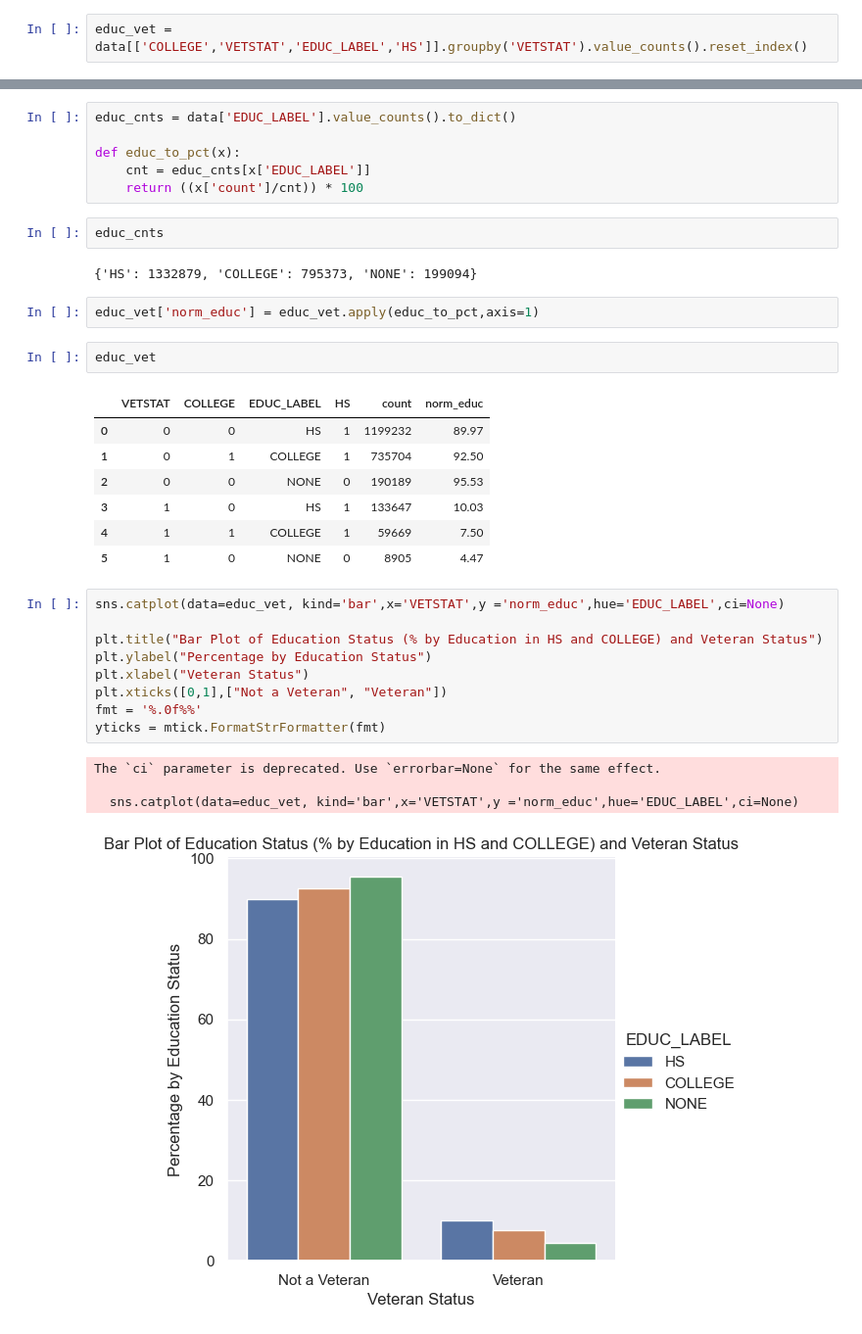
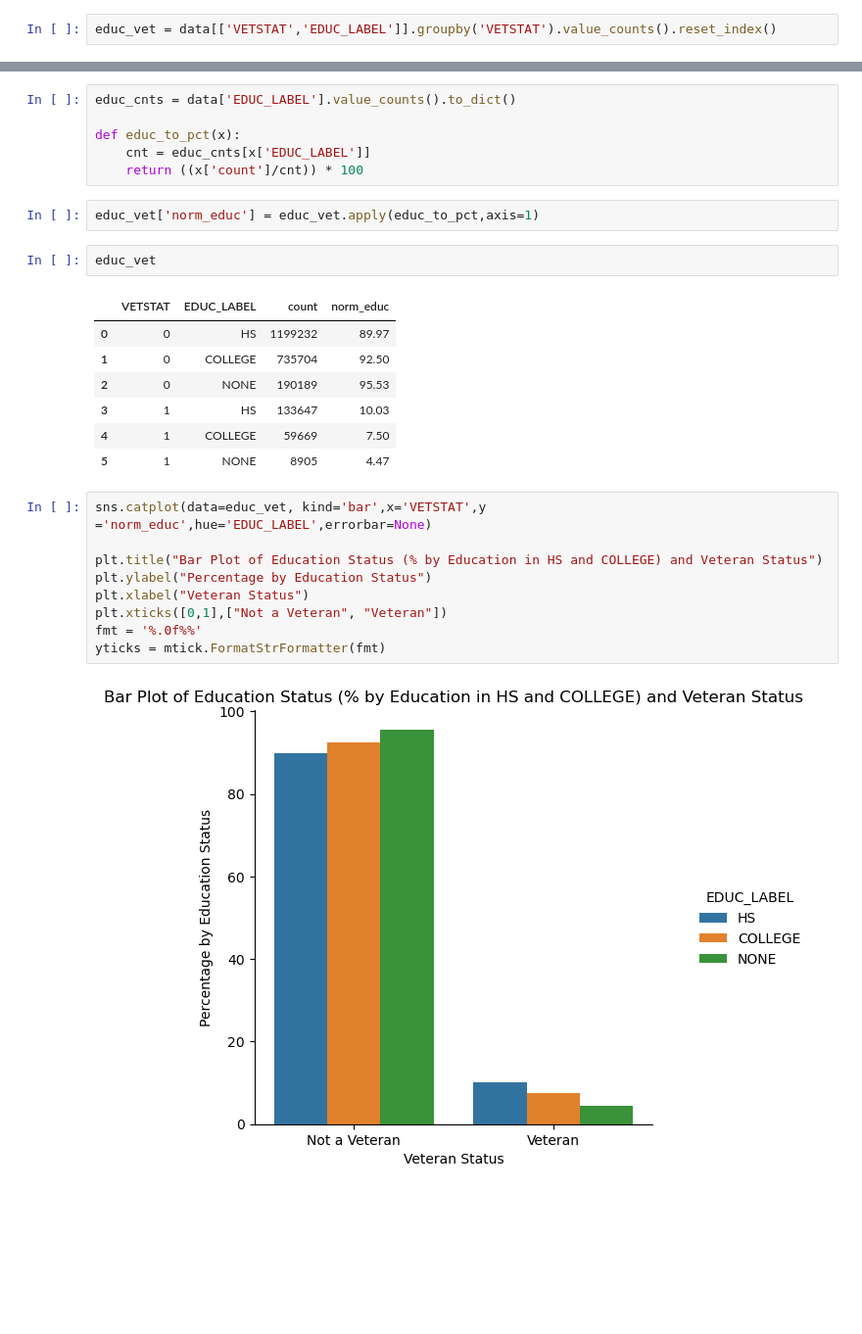
Before and after one commit to Fobertree/Econ220FinalProject, a Jupyter notebook: main.ipynb, the cells around one changed output, grey strips where cells are left out. Shown at 98% size. Drawn from its saved outputs; the diff is of its cells as text; blank space fills up the shorter version.

```diff
--- a/main.ipynb
+++ b/main.ipynb
@@ -433,7 +433,7 @@ def convert_educ(x):
 # %%
 data['EDUC_LABEL'] = data.apply(convert_educ,axis=1)
 # %%
-educ_vet = data[['COLLEGE','VETSTAT','EDUC_LABEL','HS']].groupby('VETSTAT').value_counts().reset_index()
+educ_vet = data[['VETSTAT','EDUC_LABEL']].groupby('VETSTAT').value_counts().reset_index()
 # %%
 educ_vet
 # %% [output]
@@ -450,33 +462,26 @@ educ_cnts = data['EDUC_LABEL'].value_counts().to_dict()
 def educ_to_pct(x):
     cnt = educ_cnts[x['EDUC_LABEL']]
     return ((x['count']/cnt)) * 100
-# %%
-educ_cnts
-# %% [output]
-{'HS': 1332879, 'COLLEGE': 795373, 'NONE': 199094}
 # %%
 educ_vet['norm_educ'] = educ_vet.apply(educ_to_pct,axis=1)
 # %%
 educ_vet
 # %% [output]
-|  | VETSTAT | COLLEGE | EDUC_LABEL | HS | count | norm_educ |
-| 0 | 0 | 0 | HS | 1 | 1199232 | 89.97 |
-| 1 | 0 | 1 | COLLEGE | 1 | 735704 | 92.50 |
-| 2 | 0 | 0 | NONE | 0 | 190189 | 95.53 |
-| 3 | 1 | 0 | HS | 1 | 133647 | 10.03 |
-| 4 | 1 | 1 | COLLEGE | 1 | 59669 | 7.50 |
-| 5 | 1 | 0 | NONE | 0 | 8905 | 4.47 |
+|  | VETSTAT | EDUC_LABEL | count | norm_educ |
+| 0 | 0 | HS | 1199232 | 89.97 |
+| 1 | 0 | COLLEGE | 735704 | 92.50 |
+| 2 | 0 | NONE | 190189 | 95.53 |
+| 3 | 1 | HS | 133647 | 10.03 |
+| 4 | 1 | COLLEGE | 59669 | 7.50 |
+| 5 | 1 | NONE | 8905 | 4.47 |
 # %%
-sns.catplot(data=educ_vet, kind='bar',x='VETSTAT',y ='norm_educ',hue='EDUC_LABEL',ci=None)
+sns.catplot(data=educ_vet, kind='bar',x='VETSTAT',y ='norm_educ',hue='EDUC_LABEL',errorbar=None)
 
 plt.title("Bar Plot of Education Status (% by Education in HS and COLLEGE) and Veteran Status")
 plt.ylabel("Percentage by Education Status")
 plt.xlabel("Veteran Status")
 plt.xticks([0,1],["Not a Veteran", "Veteran"])
 fmt = '%.0f%%'
 yticks = mtick.FormatStrFormatter(fmt)
 # %% [output]
-The `ci` parameter is deprecated. Use `errorbar=None` for the same effect.
-
-  sns.catplot(data=educ_vet, kind='bar',x='VETSTAT',y ='norm_educ',hue='EDUC_LABEL',ci=None)
-[figure, old version]
+[figure, new version]
```
Also changed, not shown: parts of 9 cells of this notebook.
